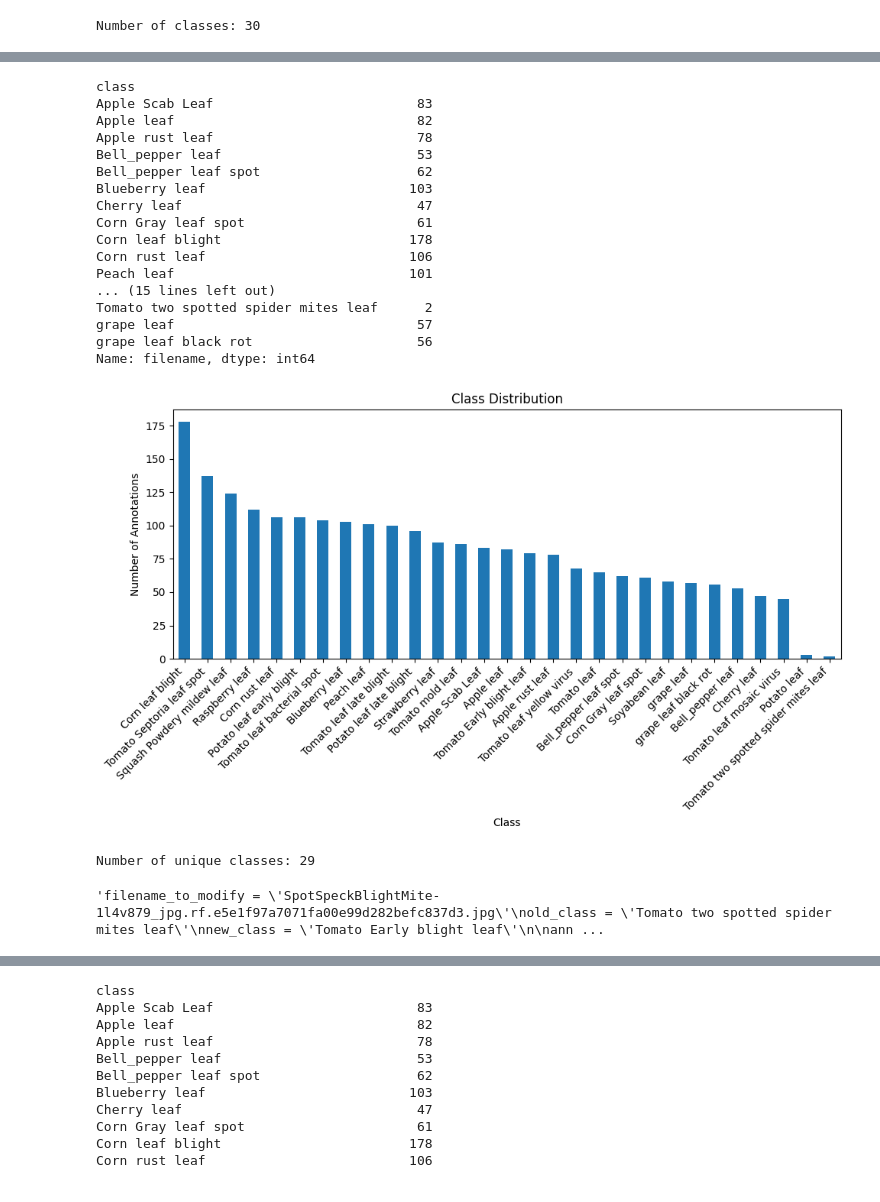
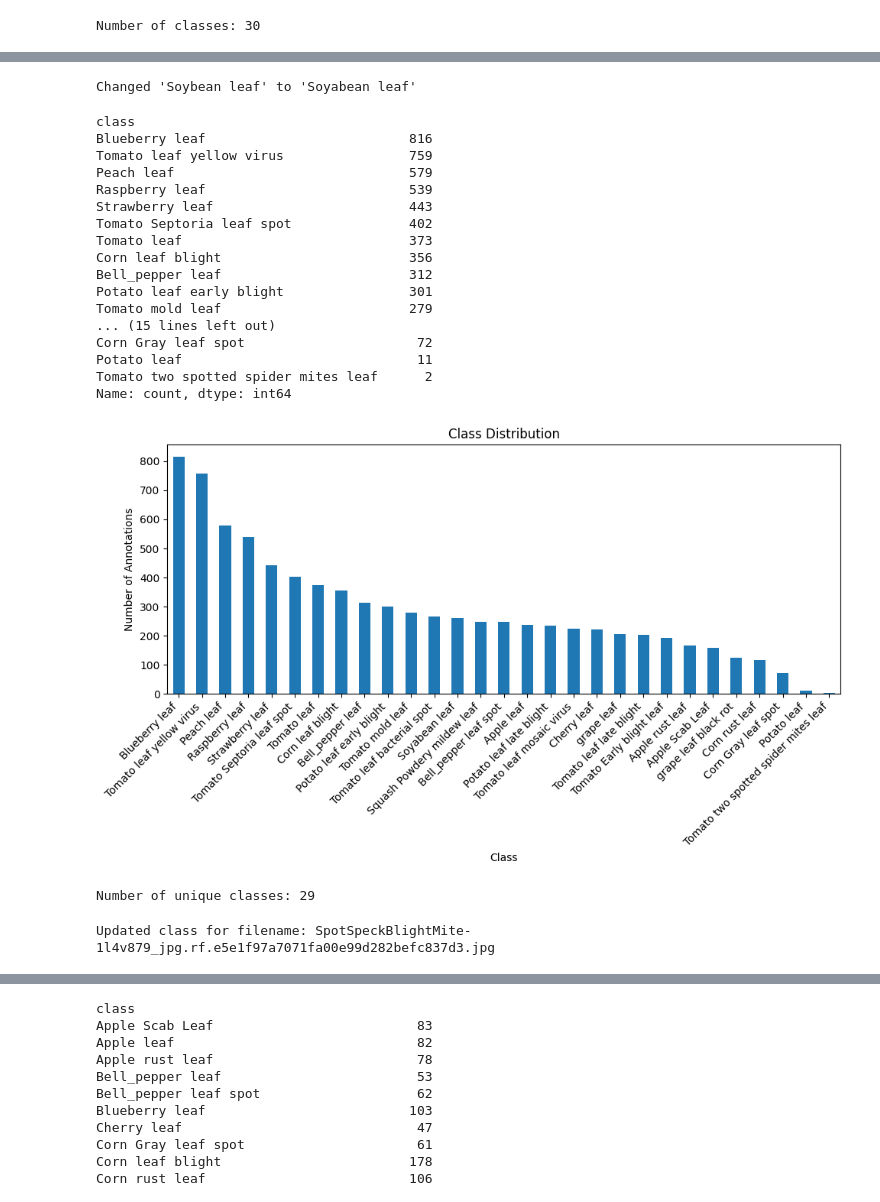
Before and after one commit to MohammadAghaei1/Plantdoc-image-processing, a Jupyter notebook: Plantdoc.ipynb, the cells around one changed output, grey strips where cells are left out. Saved outputs shown, nothing was run; the diff lists cells and outputs as text; code cells hidden in the pictures.

```diff
--- a/Plantdoc.ipynb
+++ b/Plantdoc.ipynb
@@ -228,51 +243,56 @@ Name: filename, dtype: int64
+# %%
+annotation['class'] = annotation['class'].replace('Soybean leaf', 'Soyabean leaf')
+print("Changed 'Soybean leaf' to 'Soyabean leaf'")
+# %% [output]
+Changed 'Soybean leaf' to 'Soyabean leaf'
 # %%
 # Count number of samples per class
-annotation['class'] = annotation['class'].replace('Soybean leaf', 'Soyabean leaf')
-class_counts = annotation.groupby("class")["filename"].nunique()
+class_counts = annotation['class'].value_counts()
 
 # Display counts
 print(class_counts)
 
 # Plot distribution
 plt.figure(figsize=(10, 6))
-class_counts.sort_values(ascending=False).plot(kind='bar')
+class_counts.plot(kind='bar')
 plt.title("Class Distribution")
 plt.xlabel("Class")
 plt.ylabel("Number of Annotations")
 plt.xticks(rotation=45, ha='right')
 plt.tight_layout()
 plt.show()
 # %% [output]
 class
-Apple Scab Leaf                          83
-Apple leaf                               82
-Apple rust leaf                          78
-Bell_pepper leaf                         53
-Bell_pepper leaf spot                    62
-Blueberry leaf                          103
-Cherry leaf                              47
-Corn Gray leaf spot                      61
-Corn leaf blight                        178
-Corn rust leaf                          106
-Peach leaf                              101
+Blueberry leaf                          816
+Tomato leaf yellow virus                759
+Peach leaf                              579
+Raspberry leaf                          539
+Strawberry leaf                         443
+Tomato Septoria leaf spot               402
+Tomato leaf                             373
+Corn leaf blight                        356
+Bell_pepper leaf                        312
+Potato leaf early blight                301
+Tomato mold leaf                        279
 ... (15 lines left out)
+Corn Gray leaf spot                      72
+Potato leaf                              11
 Tomato two spotted spider mites leaf      2
-grape leaf                               57
-grape leaf black rot                     56
-Name: filename, dtype: int64
+Name: count, dtype: int64
-[figure, old version]
+[figure, new version]
 # %%
 num_classes = annotation['class'].nunique()
 print(f"Number of unique classes: {num_classes}")
 # %% [output]
 Number of unique classes: 29
 # %%
-'''filename_to_modify = 'SpotSpeckBlightMite-1l4v879_jpg.rf.e5e1f97a7071fa00e99d282befc837d3.jpg'
-old_class = 'Tomato two spotted spider mites leaf'
-new_class = 'Tomato Early blight leaf'
+cell_name = "SpotSpeckBlightMite-1l4v879_jpg.rf.e5e1f97a7071fa00e99d282befc837d3.jpg"
+annotation.loc[
+    (annotation["filename"] == cell_name) &
+    (annotation["class"] == "Tomato two spotted spider mites leaf"),
+    "class"
+] = "Tomato Early blight leaf"
 
-annotation.loc[(annotation['filename'] == filename_to_modify) & (annotation['class'] == old_class), 'class'] = new_class
-
-print(f"Updated class for filename: {filename_to_modify}")'''
+print(f"Updated class for filename: {cell_name}")
 # %% [output]
-'filename_to_modify = \'SpotSpeckBlightMite-1l4v879_jpg.rf.e5e1f97a7071fa00e99d282befc837d3.jpg\'\nold_class = \'Tomato two spotted spider mites leaf\'\nnew_class = \'Tomato Early blight leaf\'\n\nann ...
+Updated class for filename: SpotSpeckBlightMite-1l4v879_jpg.rf.e5e1f97a7071fa00e99d282befc837d3.jpg
```
Also changed, not shown: parts of 3 cells of this notebook.
